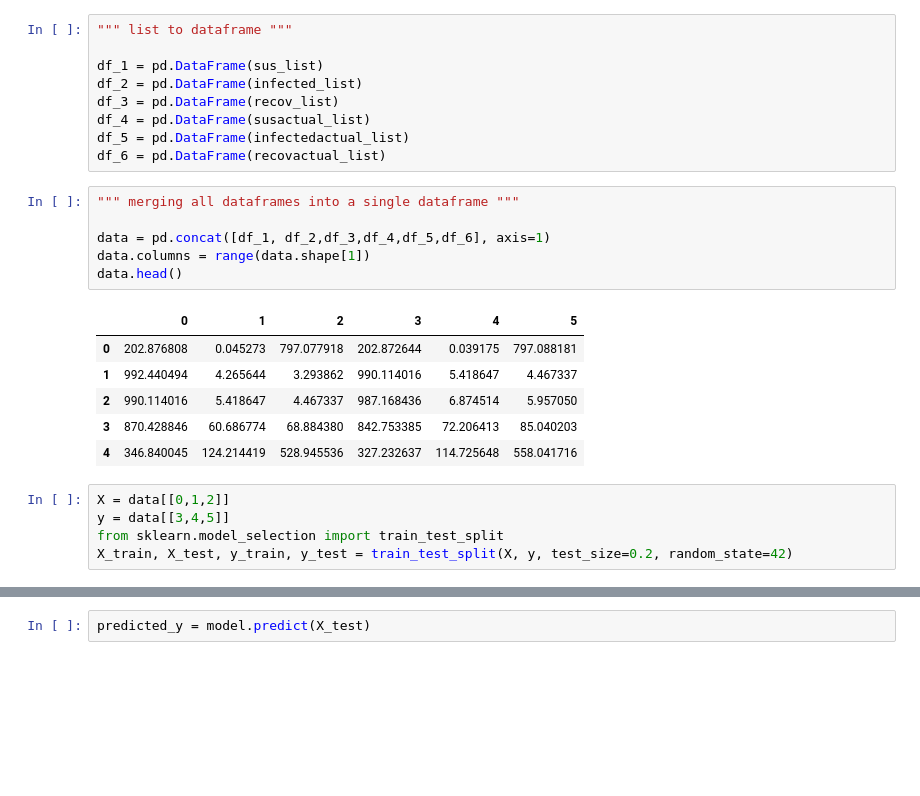
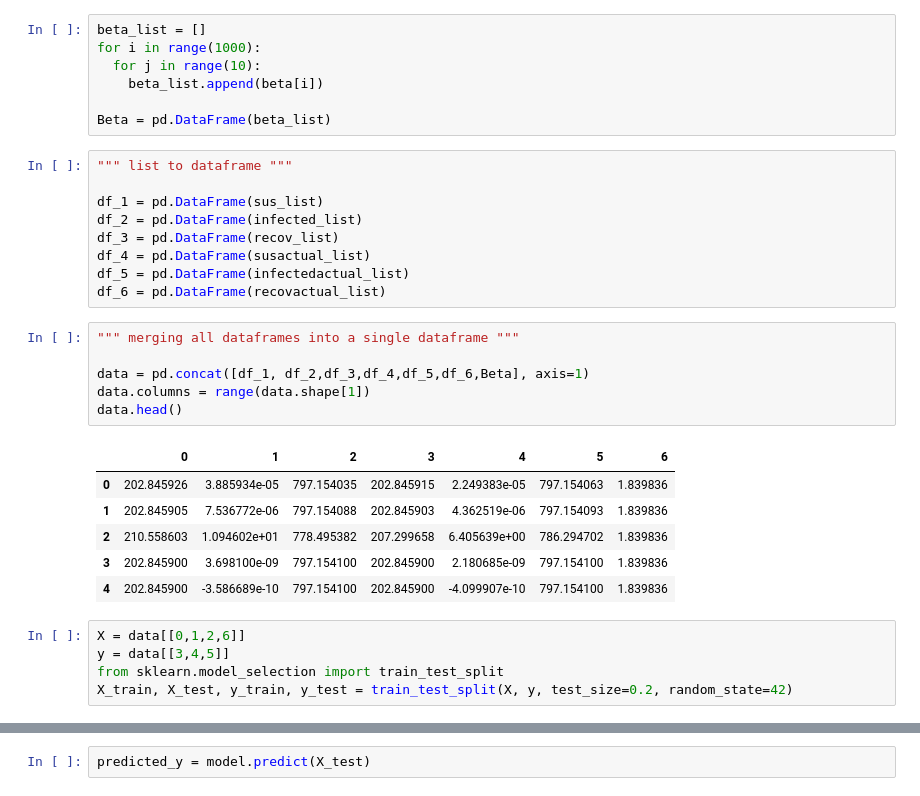
Before and after one commit to dharma610/Neural-network-model-for-compartmenral-model-SIR-and-SEIR-, a Jupyter notebook: project_including_beta.ipynb, the cells around one changed output, grey strips where cells are left out. Saved outputs shown, nothing was run; the diff lists cells and outputs as text; blank space fills up the shorter version.

```diff
--- a/project_including_beta.ipynb
+++ b/project_including_beta.ipynb
@@ -123,6 +131,13 @@ for i in range(1000):
 recovactual_list = []
 for i in range(1000):
  recovactual_list = recovactual_list+R_actual[i]
+# %%
+beta_list = []
+for i in range(1000):
+  for j in range(10):
+    beta_list.append(beta[i])
+
+Beta = pd.DataFrame(beta_list)
 # %%
 """ list to dataframe """
 
@@ -135,18 +150,18 @@ df_6 = pd.DataFrame(recovactual_list)
 # %%
 """ merging all dataframes into a single dataframe """
 
-data = pd.concat([df_1, df_2,df_3,df_4,df_5,df_6], axis=1)
+data = pd.concat([df_1, df_2,df_3,df_4,df_5,df_6,Beta], axis=1)
 data.columns = range(data.shape[1])
 data.head()
 # %% [output]
-|  | 0 | 1 | 2 | 3 | 4 | 5 |
-| 0 | 202.876808 | 0.045273 | 797.077918 | 202.872644 | 0.039175 | 797.088181 |
-| 1 | 992.440494 | 4.265644 | 3.293862 | 990.114016 | 5.418647 | 4.467337 |
-| 2 | 990.114016 | 5.418647 | 4.467337 | 987.168436 | 6.874514 | 5.957050 |
-| 3 | 870.428846 | 60.686774 | 68.884380 | 842.753385 | 72.206413 | 85.040203 |
-| 4 | 346.840045 | 124.214419 | 528.945536 | 327.232637 | 114.725648 | 558.041716 |
+|  | 0 | 1 | 2 | 3 | 4 | 5 | 6 |
+| 0 | 202.845926 | 3.885934e-05 | 797.154035 | 202.845915 | 2.249383e-05 | 797.154063 | 1.839836 |
+| 1 | 202.845905 | 7.536772e-06 | 797.154088 | 202.845903 | 4.362519e-06 | 797.154093 | 1.839836 |
+| 2 | 210.558603 | 1.094602e+01 | 778.495382 | 207.299658 | 6.405639e+00 | 786.294702 | 1.839836 |
+| 3 | 202.845900 | 3.698100e-09 | 797.154100 | 202.845900 | 2.180685e-09 | 797.154100 | 1.839836 |
+| 4 | 202.845900 | -3.586689e-10 | 797.154100 | 202.845900 | -4.099907e-10 | 797.154100 | 1.839836 |
 # %%
-X = data[[0,1,2]]
+X = data[[0,1,2,6]]
 y = data[[3,4,5]]
 from sklearn.model_selection import train_test_split
 X_train, X_test, y_train, y_test = train_test_split(X, y, test_size=0.2, random_state=42)
```
Also changed, not shown: parts of 8 cells of this notebook.
